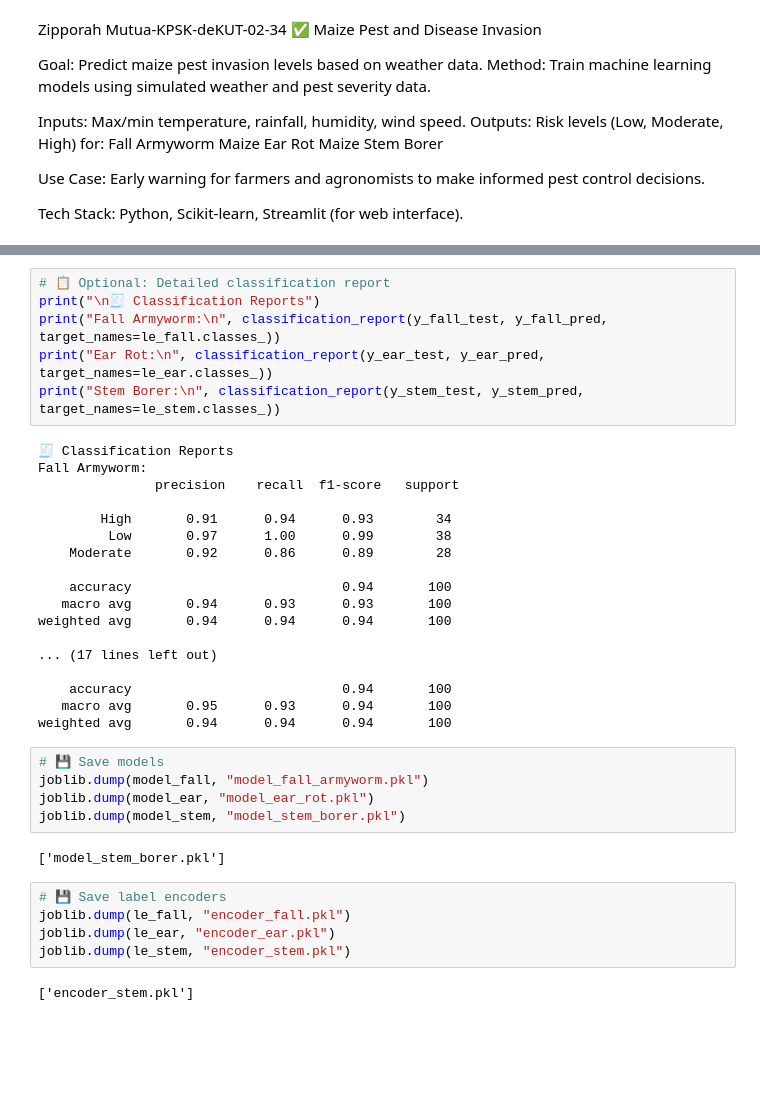
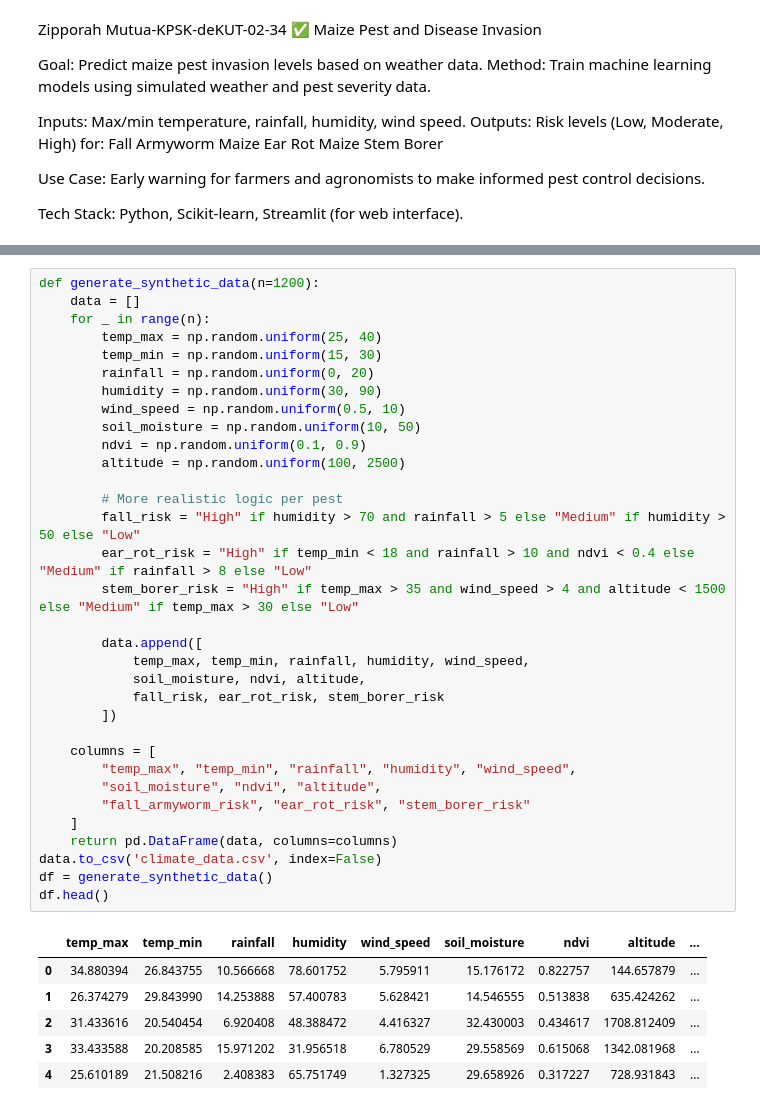
Before and after one commit to zippyzippy0/Maize_pests, a Jupyter notebook: MAIZE_CROP_PESTS.ipynb, the cells around one changed output, grey strips where cells are left out. Saved outputs shown, nothing was run; the diff lists cells and outputs as text; blank space fills up the shorter version.

```diff
--- a/MAIZE_CROP_PESTS.ipynb
+++ b/MAIZE_CROP_PESTS.ipynb
@@ -133,38 +30,40 @@ Stem Borer: 0.94
-# %%
-# 📋 Optional: Detailed classification report
-print("\n🧾 Classification Reports")
-print("Fall Armyworm:\n", classification_report(y_fall_test, y_fall_pred, target_names=le_fall.classes_))
-print("Ear Rot:\n", classification_report(y_ear_test, y_ear_pred, target_names=le_ear.classes_))
-print("Stem Borer:\n", classification_report(y_stem_test, y_stem_pred, target_names=le_stem.classes_))
-# %% [output]
-🧾 Classification Reports
-Fall Armyworm:
-               precision    recall  f1-score   support
-
-        High       0.91      0.94      0.93        34
-         Low       0.97      1.00      0.99        38
-    Moderate       0.92      0.86      0.89        28
-
-    accuracy                           0.94       100
-   macro avg       0.94      0.93      0.93       100
-weighted avg       0.94      0.94      0.94       100
-
-... (17 lines left out)
-
-    accuracy                           0.94       100
-   macro avg       0.95      0.93      0.94       100
-weighted avg       0.94      0.94      0.94       100
-# %%
-# 💾 Save models
-joblib.dump(model_fall, "model_fall_armyworm.pkl")
-joblib.dump(model_ear, "model_ear_rot.pkl")
-joblib.dump(model_stem, "model_stem_borer.pkl")
-# %% [output]
-['model_stem_borer.pkl']
-# %%
-# 💾 Save label encoders
-joblib.dump(le_fall, "encoder_fall.pkl")
-joblib.dump(le_ear, "encoder_ear.pkl")
-joblib.dump(le_stem, "encoder_stem.pkl")
-# %% [output]
-['encoder_stem.pkl']
+# %%
+def generate_synthetic_data(n=1200):
+    data = []
+    for _ in range(n):
+        temp_max = np.random.uniform(25, 40)
+        temp_min = np.random.uniform(15, 30)
+        rainfall = np.random.uniform(0, 20)
+        humidity = np.random.uniform(30, 90)
+        wind_speed = np.random.uniform(0.5, 10)
+        soil_moisture = np.random.uniform(10, 50)
+        ndvi = np.random.uniform(0.1, 0.9)
+        altitude = np.random.uniform(100, 2500)
+
+        # More realistic logic per pest
+        fall_risk = "High" if humidity > 70 and rainfall > 5 else "Medium" if humidity > 50 else "Low"
+        ear_rot_risk = "High" if temp_min < 18 and rainfall > 10 and ndvi < 0.4 else "Medium" if rainfall > 8 else "Low"
+        stem_borer_risk = "High" if temp_max > 35 and wind_speed > 4 and altitude < 1500 else "Medium" if temp_max > 30 else "Low"
+
+        data.append([
+            temp_max, temp_min, rainfall, humidity, wind_speed,
+            soil_moisture, ndvi, altitude,
+            fall_risk, ear_rot_risk, stem_borer_risk
+        ])
+
+    columns = [
+        "temp_max", "temp_min", "rainfall", "humidity", "wind_speed",
+        "soil_moisture", "ndvi", "altitude",
+        "fall_armyworm_risk", "ear_rot_risk", "stem_borer_risk"
+    ]
+    return pd.DataFrame(data, columns=columns)
+data.to_csv('climate_data.csv', index=False)
+df = generate_synthetic_data()
+df.head()
+# %% [output]
+|  | temp_max | temp_min | rainfall | humidity | wind_speed | soil_moisture | ndvi | altitude | ... |
+| 0 | 34.880394 | 26.843755 | 10.566668 | 78.601752 | 5.795911 | 15.176172 | 0.822757 | 144.657879 | ... |
+| 1 | 26.374279 | 29.843990 | 14.253888 | 57.400783 | 5.628421 | 14.546555 | 0.513838 | 635.424262 | ... |
+| 2 | 31.433616 | 20.540454 | 6.920408 | 48.388472 | 4.416327 | 32.430003 | 0.434617 | 1708.812409 | ... |
+| 3 | 33.433588 | 20.208585 | 15.971202 | 31.956518 | 6.780529 | 29.558569 | 0.615068 | 1342.081968 | ... |
+| 4 | 25.610189 | 21.508216 | 2.408383 | 65.751749 | 1.327325 | 29.658926 | 0.317227 | 728.931843 | ... |
```
Also changed, not shown: parts of 28 cells of this notebook, 15 other files.
